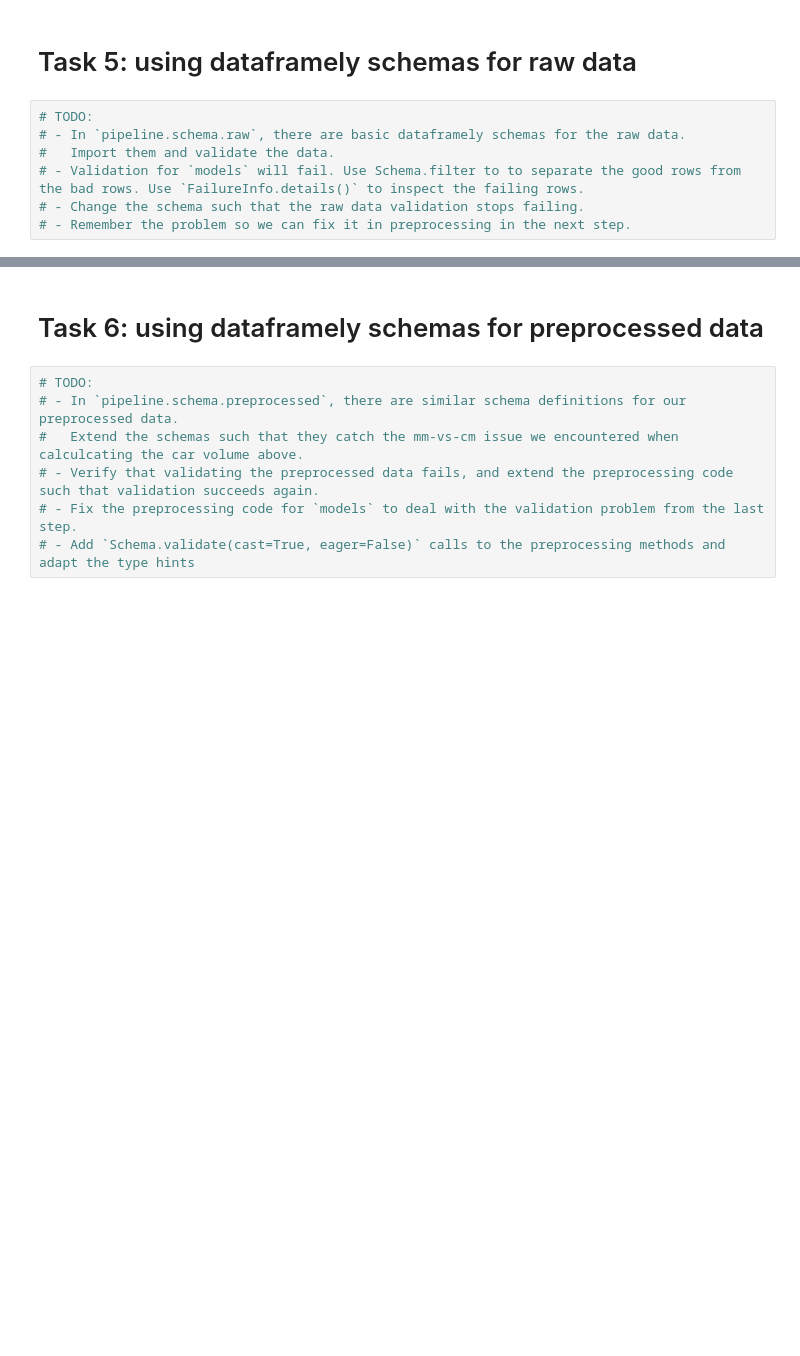
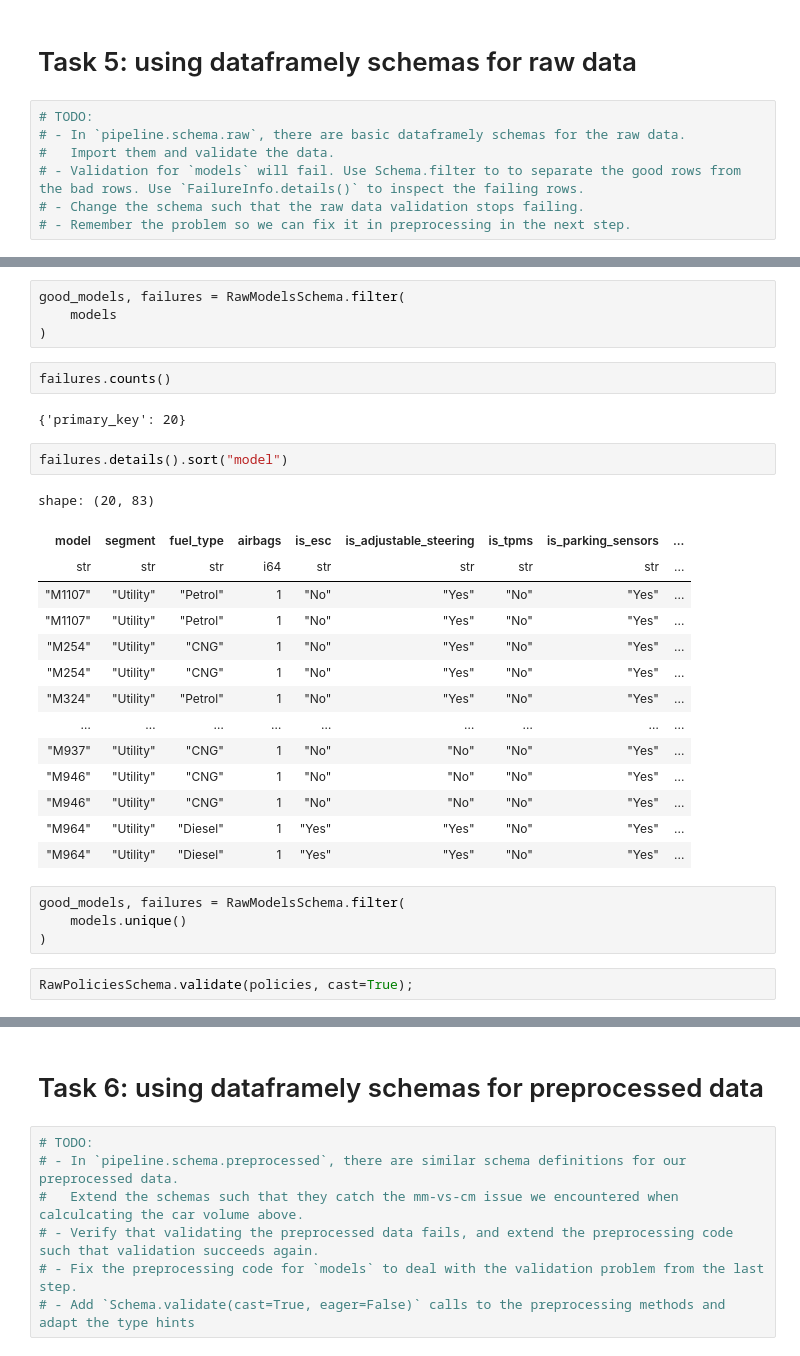
Before and after one commit to Quantco/tutorial-pycon26-polars-dataframely, a Jupyter notebook: tutorial.ipynb, the cells around one changed output, grey strips where cells are left out. Cells and saved outputs as stored; diff of their text form; blank space fills up the shorter version.

```diff
--- a/tutorial.ipynb
+++ b/tutorial.ipynb
@@ -264,0 +283,31 @@ run_pipeline(raw).to_string()
+# %%
+good_models, failures = RawModelsSchema.filter(
+    models
+)
+# %%
+failures.counts()
+# %% [output]
+{'primary_key': 20}
+# %%
+failures.details().sort("model")
+# %% [output]
+shape: (20, 83)
+| model | segment | fuel_type | airbags | is_esc | is_adjustable_steering | is_tpms | is_parking_sensors | ... |
+| str | str | str | i64 | str | str | str | str | ... |
+| "M1107" | "Utility" | "Petrol" | 1 | "No" | "Yes" | "No" | "Yes" | ... |
+| "M1107" | "Utility" | "Petrol" | 1 | "No" | "Yes" | "No" | "Yes" | ... |
+| "M254" | "Utility" | "CNG" | 1 | "No" | "Yes" | "No" | "Yes" | ... |
+| "M254" | "Utility" | "CNG" | 1 | "No" | "Yes" | "No" | "Yes" | ... |
+| "M324" | "Utility" | "Petrol" | 1 | "No" | "Yes" | "No" | "Yes" | ... |
+| … | … | … | … | … | … | … | … | ... |
+| "M937" | "Utility" | "CNG" | 1 | "No" | "No" | "No" | "Yes" | ... |
+| "M946" | "Utility" | "CNG" | 1 | "No" | "No" | "No" | "Yes" | ... |
+| "M946" | "Utility" | "CNG" | 1 | "No" | "No" | "No" | "Yes" | ... |
+| "M964" | "Utility" | "Diesel" | 1 | "Yes" | "Yes" | "No" | "Yes" | ... |
+| "M964" | "Utility" | "Diesel" | 1 | "Yes" | "Yes" | "No" | "Yes" | ... |
+# %%
+good_models, failures = RawModelsSchema.filter(
+    models.unique()
+)
+# %%
+RawPoliciesSchema.validate(policies, cast=True);
```
Also changed, not shown: parts of 12 cells of this notebook, 5 other files.
